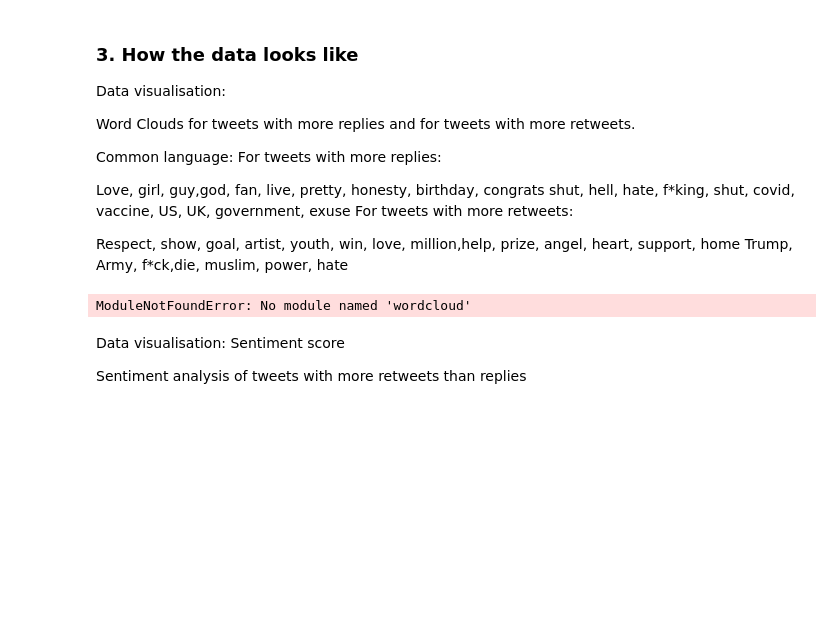
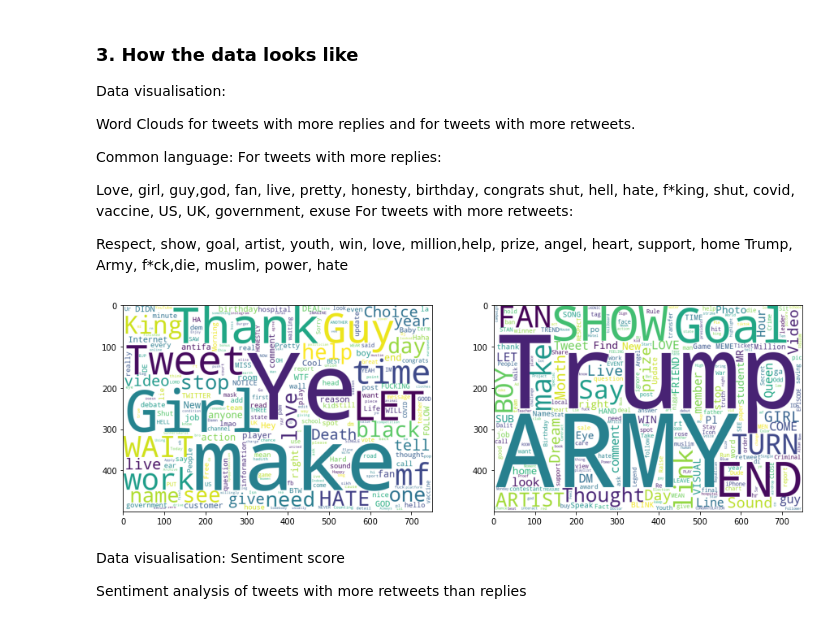
Before and after one commit to isabelcachola/ML-Fall2020-Final-Project, a Jupyter notebook: Notebook/DataProcessingAndAnalysis.ipynb, the cells around one changed output. Saved outputs shown, nothing was run; the diff lists cells and outputs as text; code cells hidden in the pictures; blank space fills up the shorter version.

Commit message:
word cloud error fixed(show png)

```diff
--- a/Notebook/DataProcessingAndAnalysis.ipynb
+++ b/Notebook/DataProcessingAndAnalysis.ipynb
@@ -109,7 +109,7 @@ True
 We will load the data into a pandas dataframe. The tsv file can be obtained in the python script in the group's github repo.
 # %%
 ## Reading the data
-X_raw = pd.read_csv('/Users/olhakaraiman/Downloads/ML-Fall2020-Final-Project-main/all_data_preprocessed.tsv',  sep='\t')
+X_raw = pd.read_csv('./all_data_preprocessed.tsv',  sep='\t')
 ## Observing how the data looks like
 print("Data before preprocessing")
 print(X_raw.iloc[0])
@@ -250,38 +250,50 @@ Trump, Army, f*ck,die, muslim, power, hate
 # %%
 # Import packages
 import matplotlib.pyplot as plt
+import matplotlib.image as mpimg
 %matplotlib inline
 # Define a function to plot word cloud
 def plot_cloud(wordcloud, title):
     # Set figure size
     plt.figure(figsize=(10, 15))
     # Display image
     plt.imshow(wordcloud)
     plt.title(title)
     # No axis details
     plt.axis("off");
 
-from wordcloud import WordCloud, STOPWORDS
+# !pip install wordcloud
+# from wordcloud import WordCloud, STOPWORDS
 # Generate word cloud
 from collections import Counter
 results = Counter()
 text_label_1 = X_raw.loc[X_raw["label"] == 1, "text"]
 text_label_1 = set(' '.join(text_label_1).split())
 
 
 text_label_0 = X_raw.loc[X_raw["label"] == 0, "text"]
 text_label_0 = set(' '.join(text_label_0).split())
 
+img = mpimg.imread('./wordcloud png/wordcloud.png')
 
-wordcloud = WordCloud(width = 750, height = 500, random_state=1, background_color='white', max_words=250, collocations=False, stopwords = STOPWORDS).generate(' '.join(text_label_1))
-# Plot
-wordcloud1 = WordCloud(width = 750, height = 500, random_state=1, background_color='white',
-                      collocations=False, max_words=250, stopwords = STOPWORDS).generate(' '.join(text_label_0))
+img1 = mpimg.imread('./wordcloud png/wordcloud1.png')
 
-plot_cloud(wordcloud, "Word cloud for tweets with more replies")
-plot_cloud(wordcloud1,"Word cloud for tweets with more retweets")
+
+f,ax = plt.subplots(1,2,figsize=(15,15))
+ax[0].imshow(img)
+ax[1].imshow(img1)
+plt.show()
+
+# or display.display(plt.gcf()) if you pref
+# wordcloud = WordCloud(width = 750, height = 500, random_state=1, background_color='white', max_words=250, collocations=False, stopwords = STOPWORDS).generate(' '.join(text_label_1))
+# # Plot
+# wordcloud1 = WordCloud(width = 750, height = 500, random_state=1, background_color='white',
+#                       collocations=False, max_words=250, stopwords = STOPWORDS).generate(' '.join(text_label_0))
+
+# plot_cloud(wordcloud, "Word cloud for tweets with more replies")
+# plot_cloud(wordcloud1,"Word cloud for tweets with more retweets")
 # %% [output]
-ModuleNotFoundError: No module named 'wordcloud'
+[figure, added]
 # %% [markdown]
 Data visualisation: Sentiment score
 
```
